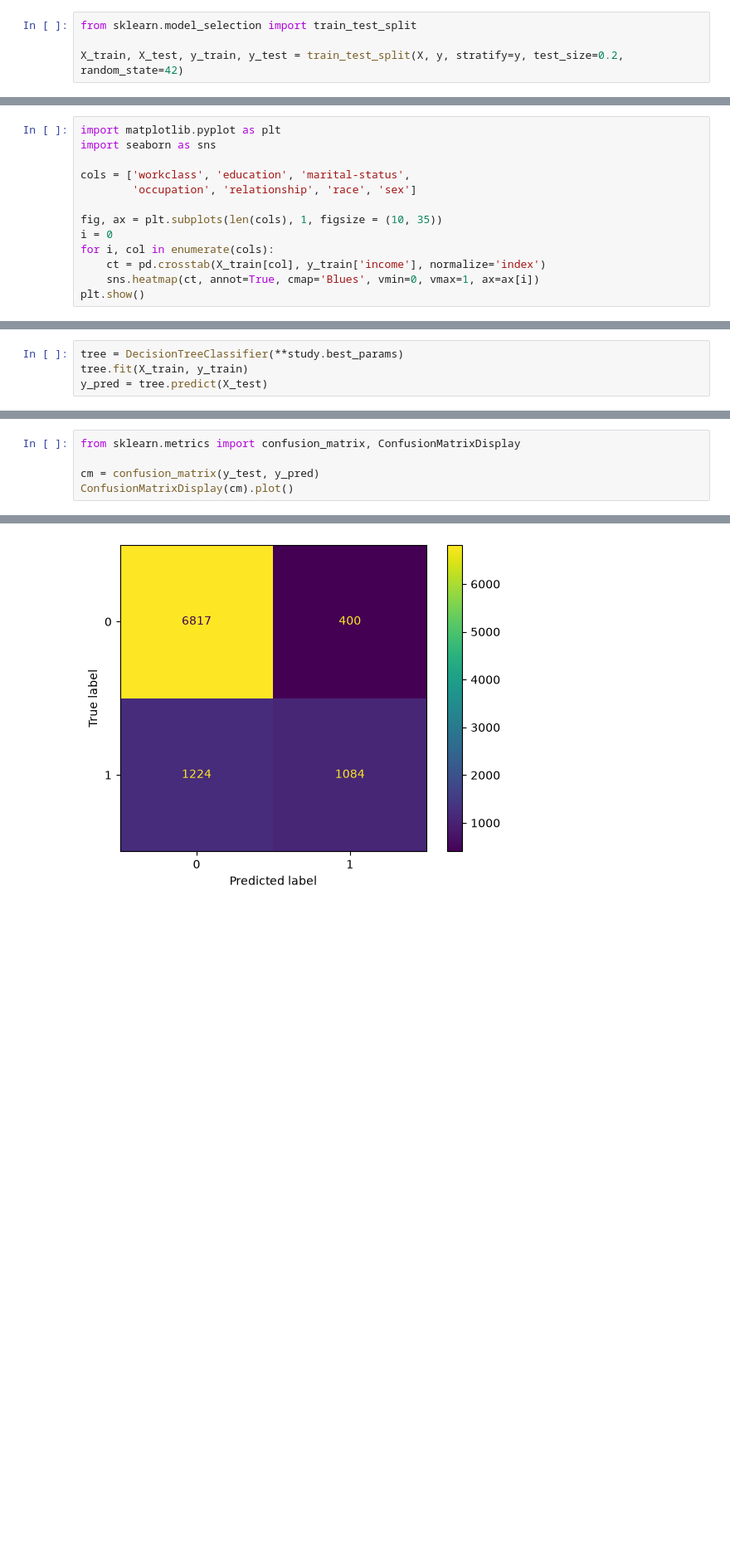
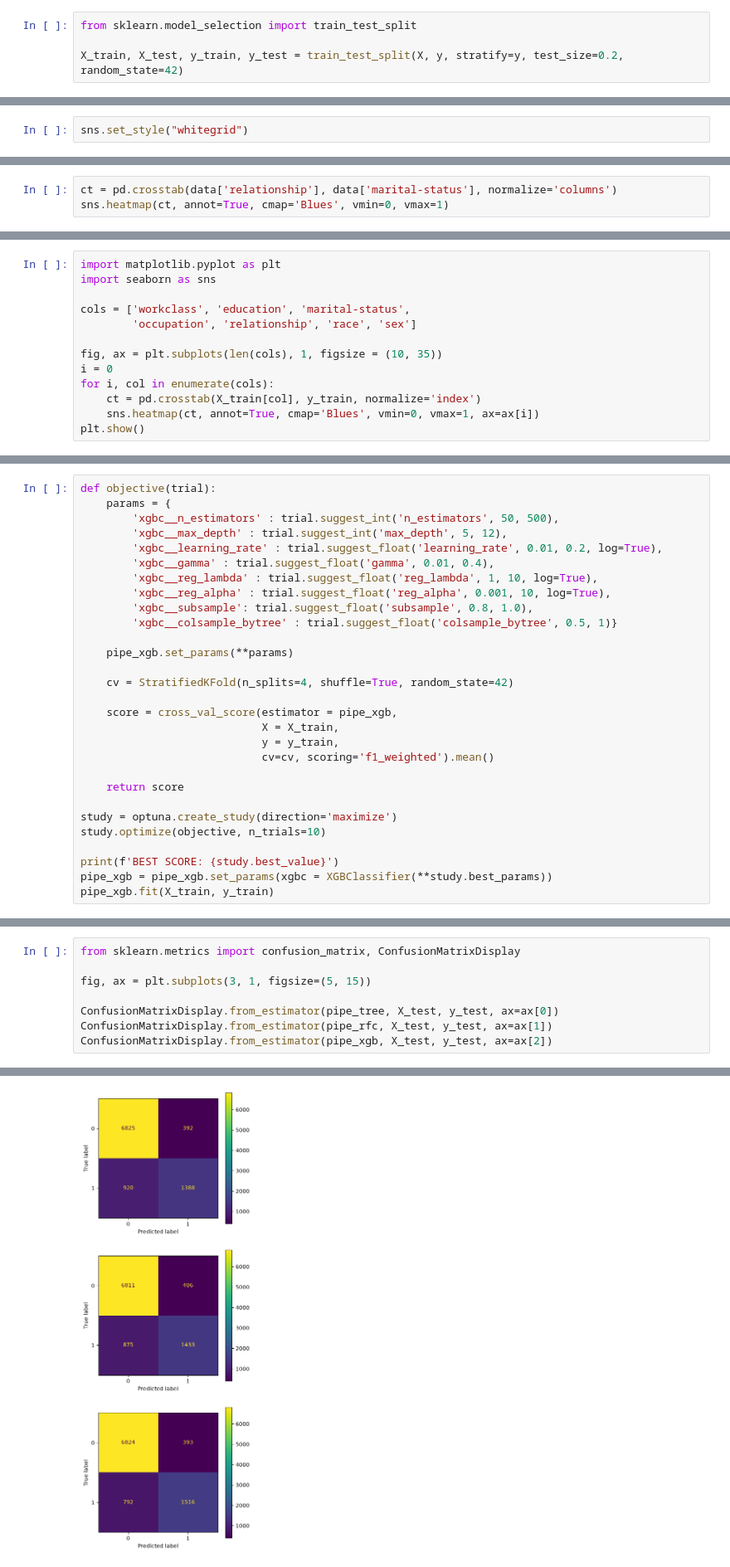
Before and after one commit to piq-13/data_science_projects, a Jupyter notebook: annual_income/annual_income.ipynb, the cells around one changed output, grey strips where cells are left out. Shown at 83% size. Cells and saved outputs as stored; diff of their text form; blank space fills up the shorter version.

Commit message:
annual income:EDA, models

```diff
--- a/annual_income/annual_income.ipynb
+++ b/annual_income/annual_income.ipynb
@@ -47,0 +76,2 @@ X_train, X_test, y_train, y_test = train_test_split(X, y, stratify=y, test_size=
+# %%
+sns.set_style("whitegrid")
@@ -47,0 +119,3 @@ X_train, X_test, y_train, y_test = train_test_split(X, y, stratify=y, test_size=
+# %%
+ct = pd.crosstab(data['relationship'], data['marital-status'], normalize='columns')
+sns.heatmap(ct, annot=True, cmap='Blues', vmin=0, vmax=1)
@@ -55,7 +154,7 @@ cols = ['workclass', 'education', 'marital-status',
 fig, ax = plt.subplots(len(cols), 1, figsize = (10, 35))
 i = 0
 for i, col in enumerate(cols):
-    ct = pd.crosstab(X_train[col], y_train['income'], normalize='index')
+    ct = pd.crosstab(X_train[col], y_train, normalize='index')
     sns.heatmap(ct, annot=True, cmap='Blues', vmin=0, vmax=1, ax=ax[i])
 plt.show()
 # %% [output]
@@ -118,4 +309,29 @@ study.optimize(objective, n_trials=500)
 # %%
-tree = DecisionTreeClassifier(**study.best_params)
-tree.fit(X_train, y_train)
-y_pred = tree.predict(X_test)
+def objective(trial):
+    params = {
+        'xgbc__n_estimators' : trial.suggest_int('n_estimators', 50, 500),
+        'xgbc__max_depth' : trial.suggest_int('max_depth', 5, 12),
+        'xgbc__learning_rate' : trial.suggest_float('learning_rate', 0.01, 0.2, log=True),
+        'xgbc__gamma' : trial.suggest_float('gamma', 0.01, 0.4),
+        'xgbc__reg_lambda' : trial.suggest_float('reg_lambda', 1, 10, log=True),
+        'xgbc__reg_alpha' : trial.suggest_float('reg_alpha', 0.001, 10, log=True),
+        'xgbc__subsample': trial.suggest_float('subsample', 0.8, 1.0),
+        'xgbc__colsample_bytree' : trial.suggest_float('colsample_bytree', 0.5, 1)}
+
+    pipe_xgb.set_params(**params)
+
+    cv = StratifiedKFold(n_splits=4, shuffle=True, random_state=42)
+
+    score = cross_val_score(estimator = pipe_xgb,
+                            X = X_train,
+                            y = y_train,
+                            cv=cv, scoring='f1_weighted').mean()
+
+    return score
+
+study = optuna.create_study(direction='maximize')
+study.optimize(objective, n_trials=10)
+
+print(f'BEST SCORE: {study.best_value}')
+pipe_xgb = pipe_xgb.set_params(xgbc = XGBClassifier(**study.best_params))
+pipe_xgb.fit(X_train, y_train)
@@ -128,8 +371,11 @@ accuracy_score(y_pred, y_test)
 # %%
 from sklearn.metrics import confusion_matrix, ConfusionMatrixDisplay
 
-cm = confusion_matrix(y_test, y_pred)
-ConfusionMatrixDisplay(cm).plot()
+fig, ax = plt.subplots(3, 1, figsize=(5, 15))
+
+ConfusionMatrixDisplay.from_estimator(pipe_tree, X_test, y_test, ax=ax[0])
+ConfusionMatrixDisplay.from_estimator(pipe_rfc, X_test, y_test, ax=ax[1])
+ConfusionMatrixDisplay.from_estimator(pipe_xgb, X_test, y_test, ax=ax[2])
 # %% [output]
 <sklearn.metrics._plot.confusion_matrix.ConfusionMatrixDisplay at 0x...>
-[figure, old version]
+[figure, new version]
```
Also changed, not shown: parts of 36 cells of this notebook.
